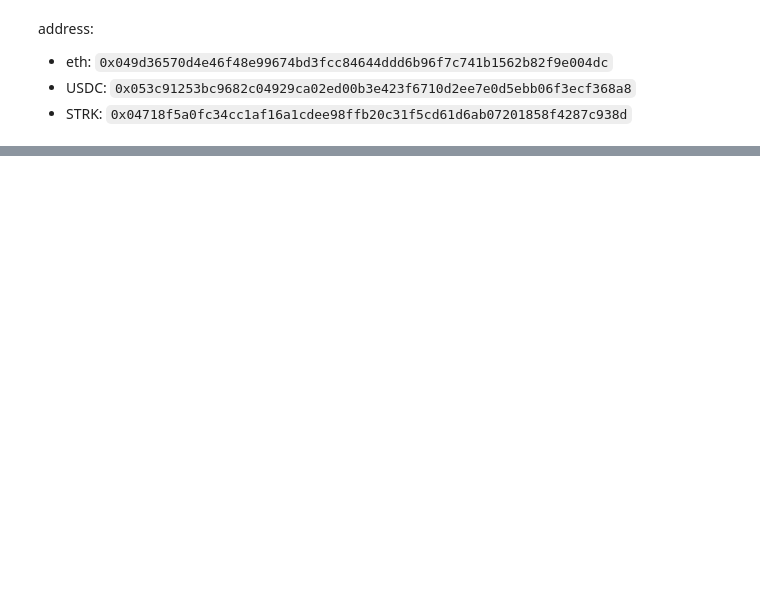
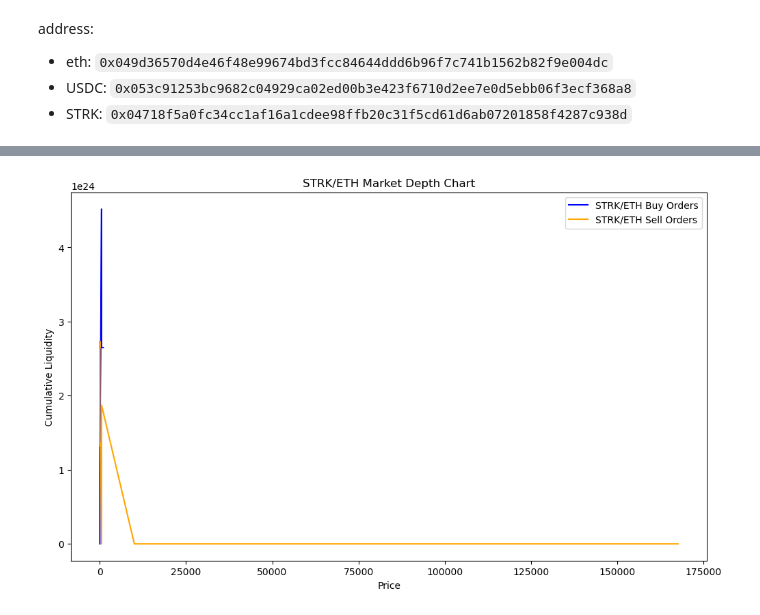
Before and after one commit to Oliz888/openblock-labs, a Jupyter notebook: analysis.ipynb, the cells around one changed output, grey strips where cells are left out. Saved outputs shown, nothing was run; the diff lists cells and outputs as text; code cells hidden in the pictures; blank space fills up the shorter version.

```diff
--- a/analysis.ipynb
+++ b/analysis.ipynb
@@ -331,0 +510,12 @@ plt.show()
+# %%
+# Plot for STRK/ETH
+plt.figure(figsize=(12, 7))
+plt.plot(strk_eth_buy_orders['price_low'], strk_eth_buy_orders['Cumulative_Liquidity_Buy'], label='STRK/ETH Buy Orders', color='blue')
+plt.plot(strk_eth_sell_orders['price_high'], strk_eth_sell_orders['Cumulative_Liquidity_Sell'], label='STRK/ETH Sell Orders', color='orange')
+plt.xlabel('Price')
+plt.ylabel('Cumulative Liquidity')
+plt.title('STRK/ETH Market Depth Chart')
+plt.legend()
+plt.show()
+# %% [output]
+[figure, added]
```
Also changed, not shown: parts of 51 cells of this notebook.
